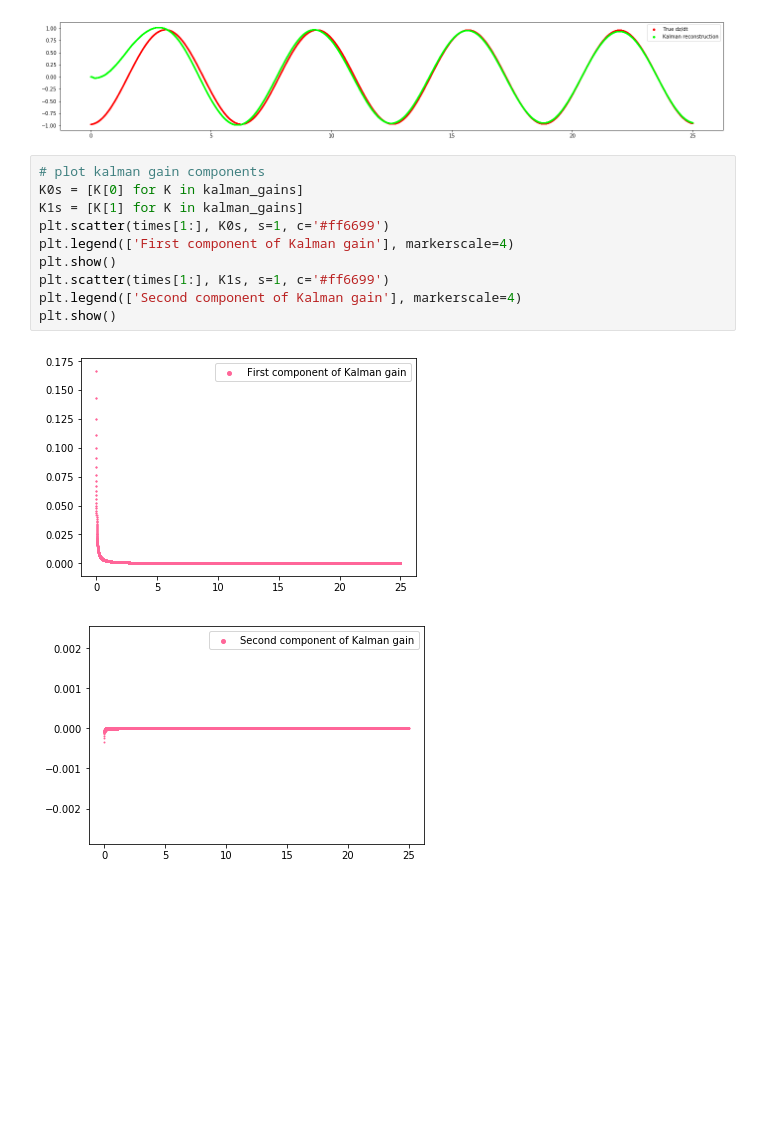
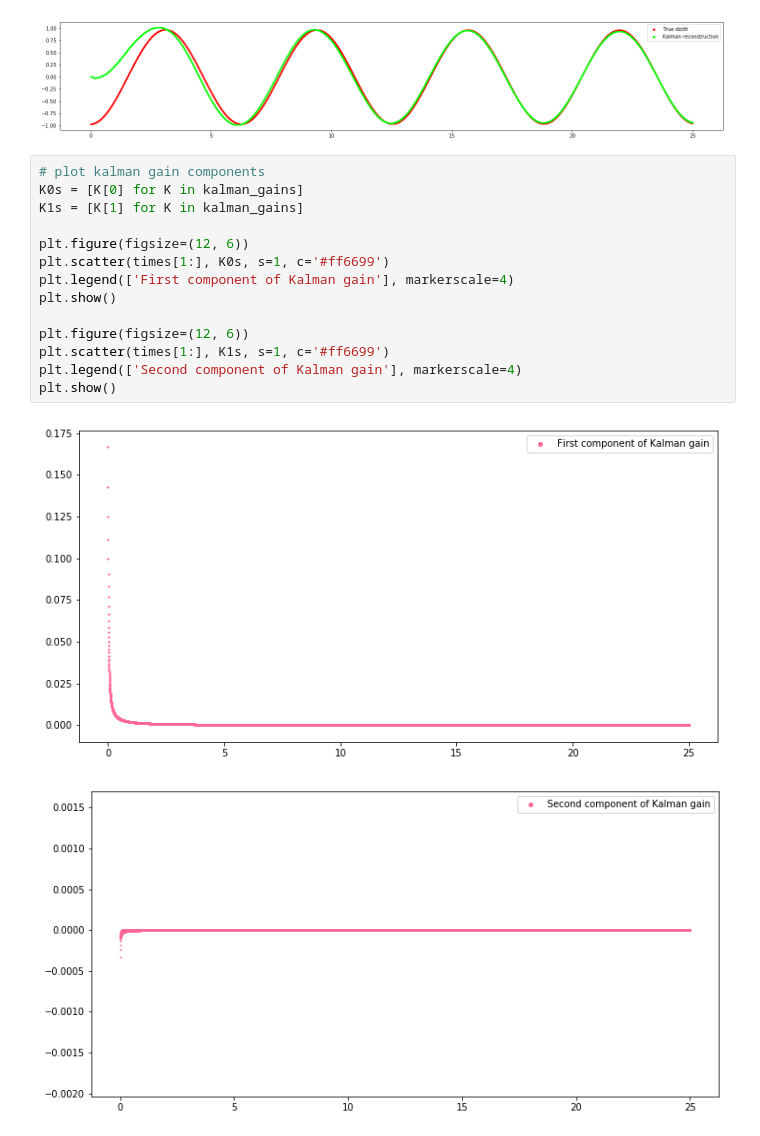
Before and after one commit to codygunton/data-assimilation, a Jupyter notebook: kalman-filter/notebook.ipynb, the cells around one changed output. Drawn from its saved outputs; the diff is of its cells as text; blank space fills up the shorter version.

```diff
--- a/kalman-filter/notebook.ipynb
+++ b/kalman-filter/notebook.ipynb
@@ -96,16 +96,20 @@ plt.show()
 # %%
 # plot kalman gain components
 K0s = [K[0] for K in kalman_gains]
 K1s = [K[1] for K in kalman_gains]
+
+plt.figure(figsize=(12, 6))
 plt.scatter(times[1:], K0s, s=1, c='#ff6699')
 plt.legend(['First component of Kalman gain'], markerscale=4)
 plt.show()
+
+plt.figure(figsize=(12, 6))
 plt.scatter(times[1:], K1s, s=1, c='#ff6699')
 plt.legend(['Second component of Kalman gain'], markerscale=4)
 plt.show()
 # %% [output]
-[figure, old version]
+[figure, new version]
-[figure, old version]
+[figure, new version]
 # %%
 # generate and plots RMSEs and traces of analysis covariances
 RMSEs = [np.sqrt(0.5*((true_xs[k][0] - kalman_mus[k][0])**2
```
Also changed, not shown: parts of 1 cell of this notebook.
